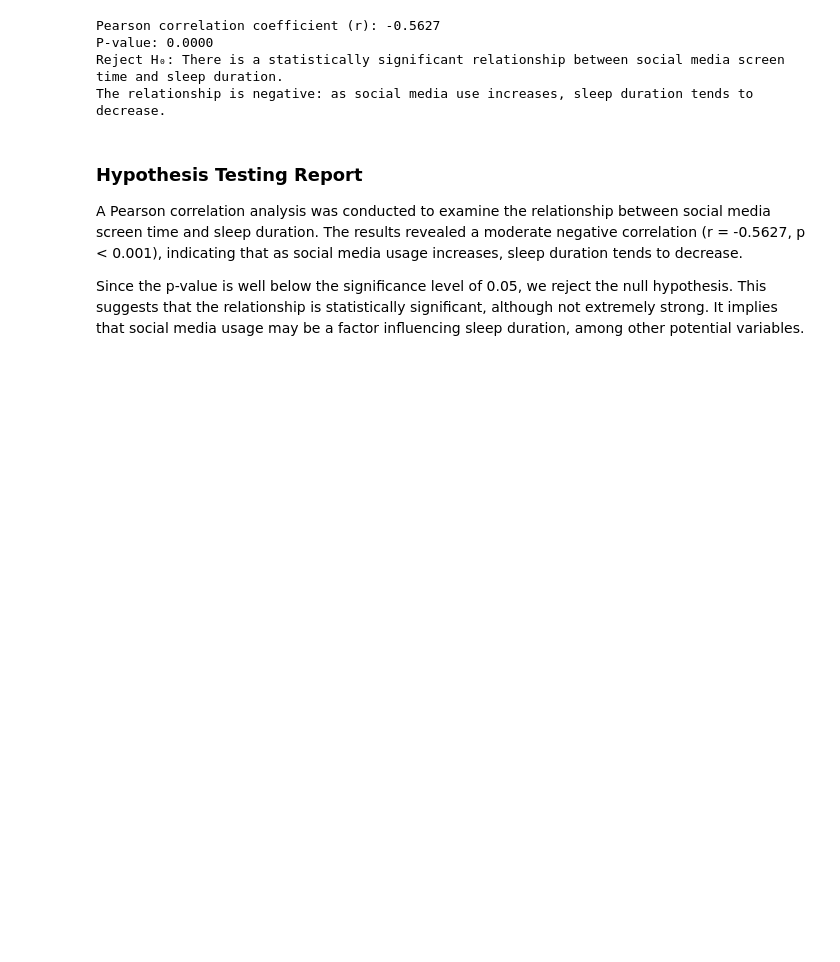
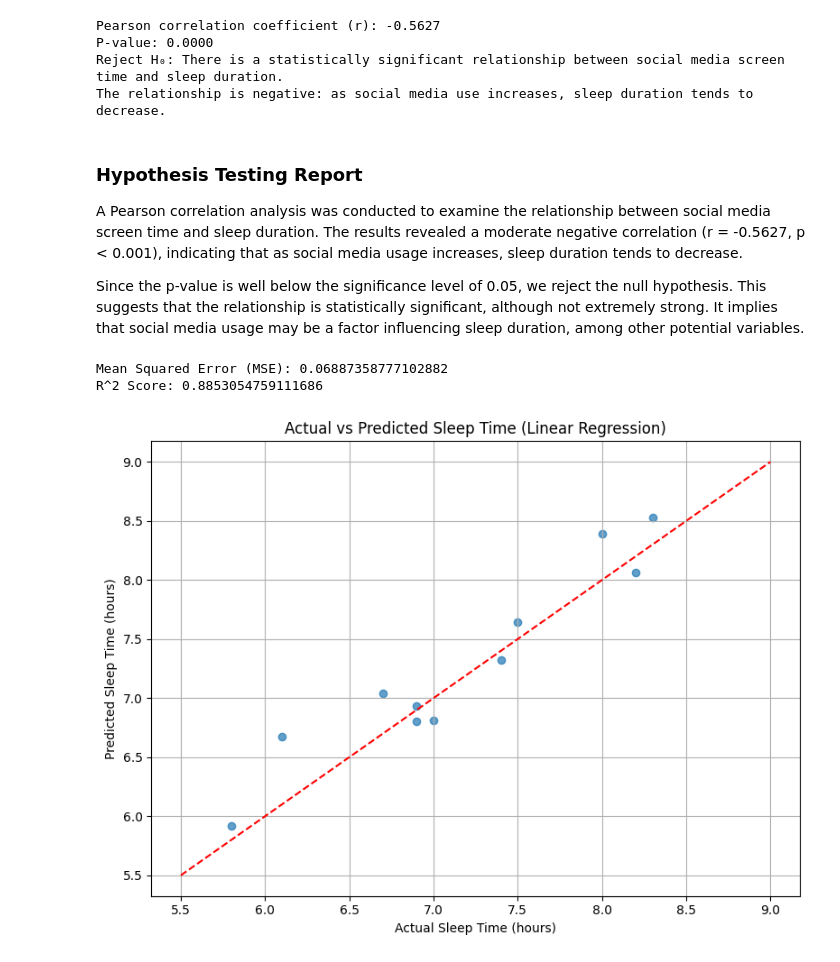
Before and after one commit to ddsinthehouse/DSA210, a Jupyter notebook: main.ipynb, the cells around one changed output. Cells and saved outputs as stored; diff of their text form; code cells hidden in the pictures; blank space fills up the shorter version.

```diff
--- a/main.ipynb
+++ b/main.ipynb
@@ -157,3 +157,46 @@ The results revealed a moderate negative correlation (r = -0.5627, p < 0.001), i
 
 Since the p-value is well below the significance level of 0.05, we reject the null hypothesis.
 This suggests that the relationship is statistically significant, although not extremely strong. It implies that social media usage may be a factor influencing sleep duration, among other potential variables.
+# %%
+#linear regression
+import pandas as pd
+import matplotlib.pyplot as plt
+from sklearn.linear_model import LinearRegression
+from sklearn.model_selection import train_test_split
+from sklearn.metrics import mean_squared_error, r2_score
+
+# Load the dataset
+df = pd.read_csv("screendata.csv")
+
+# Set the input features (phone habits) and target variable (sleep time)
+X = df[['social_media_screentime_hour', 'pickup_number', 'notifications', 'total_screentime_hour']]
+y = df['sleep_time_hour']
+
+# Split the dataset into training and testing sets (80% train, 20% test)
+X_train, X_test, y_train, y_test = train_test_split(X, y, test_size=0.2, random_state=42)
+
+# Define and train the Linear Regression model
+regressor = LinearRegression()
+regressor.fit(X_train, y_train)
+
+# Predict sleep time on the test set
+y_pred = regressor.predict(X_test)
+
+# Evaluate the model performance
+print("Mean Squared Error (MSE):", mean_squared_error(y_test, y_pred))
+print("R^2 Score:", r2_score(y_test, y_pred))
+
+# Plot: Actual vs Predicted Sleep Time
+plt.figure(figsize=(8, 6))
+plt.scatter(y_test, y_pred, alpha=0.7)
+plt.plot([y.min(), y.max()], [y.min(), y.max()], 'r--')  # Perfect prediction line
+plt.xlabel("Actual Sleep Time (hours)")
+plt.ylabel("Predicted Sleep Time (hours)")
+plt.title("Actual vs Predicted (Linear Regression)")
+plt.grid(True)
+plt.tight_layout()
+plt.show()
+# %% [output]
+Mean Squared Error (MSE): 0.06887358777102882
+R^2 Score: 0.8853054759111686
+[figure, added]
```
Also changed, not shown: parts of 1 cell of this notebook.
